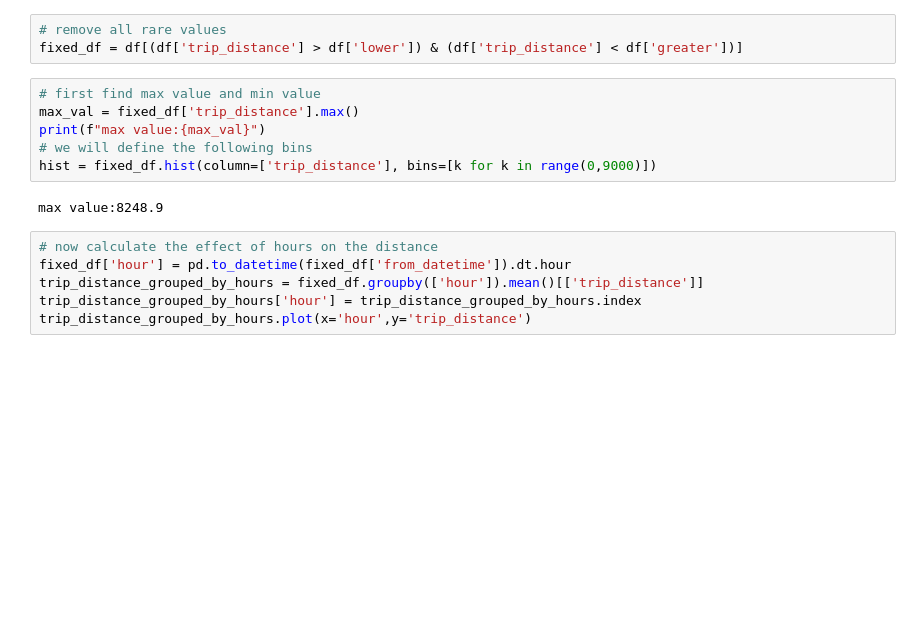
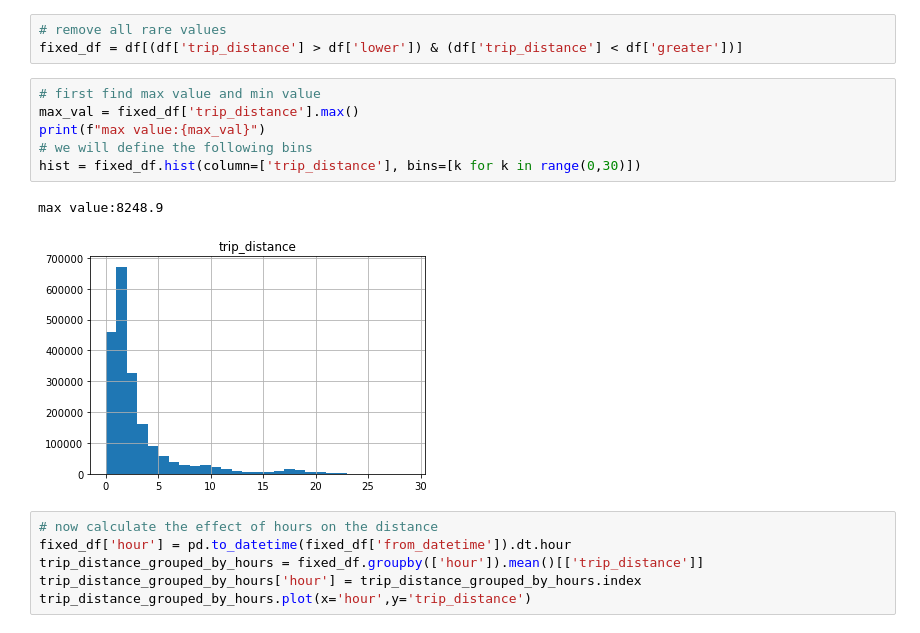
Before and after one commit to michael-ptitsyn/ds1, a Jupyter notebook: job.ipynb, the cells around one changed output. Cells and saved outputs as stored; diff of their text form; blank space fills up the shorter version.

```diff
--- a/job.ipynb
+++ b/job.ipynb
@@ -41,11 +41,12 @@ fixed_df = df[(df['trip_distance'] > df['lower']) & (df['trip_distance'] < df['g
 # %%
 # first find max value and min value
 max_val = fixed_df['trip_distance'].max()
 print(f"max value:{max_val}")
 # we will define the following bins
-hist = fixed_df.hist(column=['trip_distance'], bins=[k for k in range(0,9000)])
+hist = fixed_df.hist(column=['trip_distance'], bins=[k for k in range(0,30)])
 # %% [output]
 max value:8248.9
+[figure, added]
 # %%
 # now calculate the effect of hours on the distance
 fixed_df['hour'] = pd.to_datetime(fixed_df['from_datetime']).dt.hour
```
